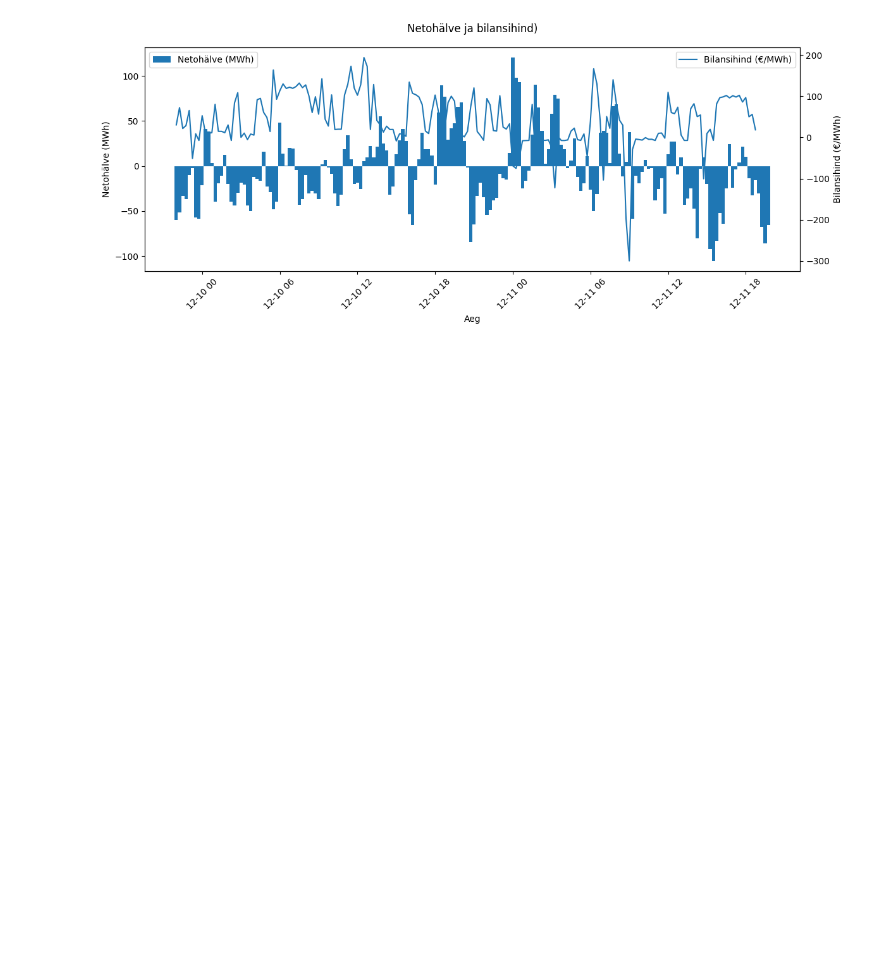
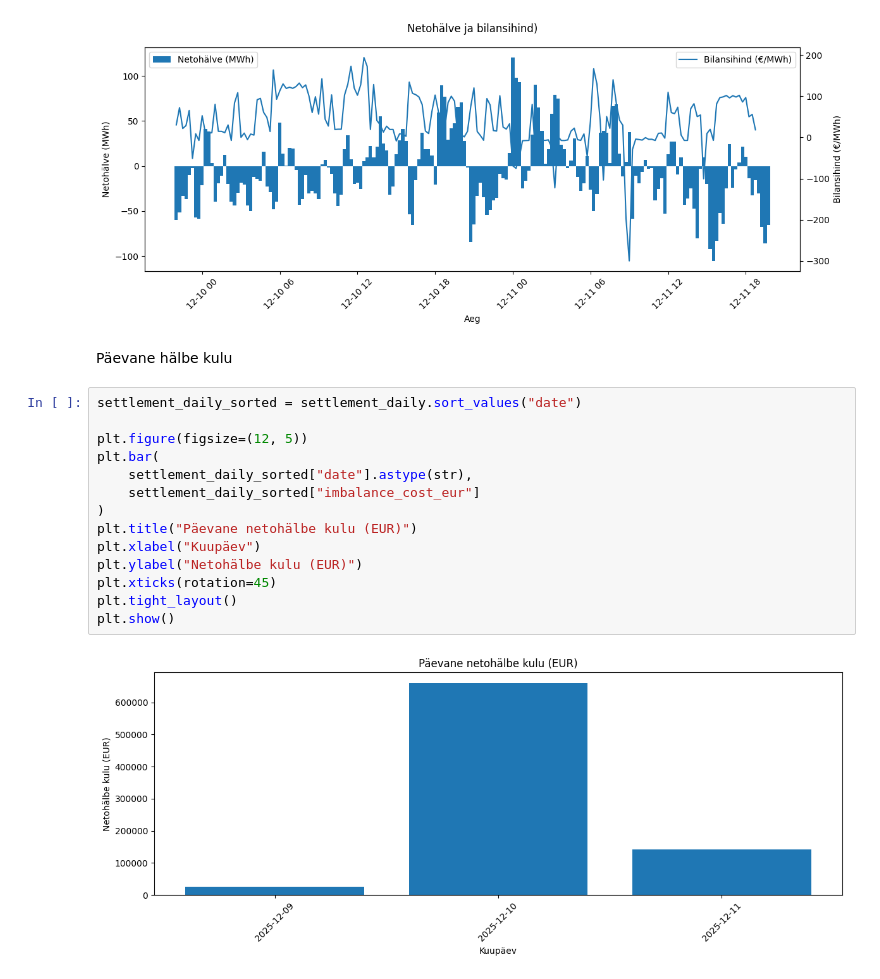
Before and after one commit to t6nislille/Balance-Process-Simulator, a Jupyter notebook: notebooks/04_visualisation.ipynb, the cells around one changed output. Drawn from its saved outputs; the diff is of its cells as text; blank space fills up the shorter version.

Commit message:
Added visuals for daily imalance, imbalance cost and imbalance vs price

```diff
--- a/notebooks/04_visualisation.ipynb
+++ b/notebooks/04_visualisation.ipynb
@@ -104,3 +104,21 @@ fig.tight_layout()
 plt.show()
 # %% [output]
 [figure]
+# %% [markdown]
+Päevane hälbe kulu
+# %%
+settlement_daily_sorted = settlement_daily.sort_values("date")
+
+plt.figure(figsize=(12, 5))
+plt.bar(
+    settlement_daily_sorted["date"].astype(str),
+    settlement_daily_sorted["imbalance_cost_eur"]
+)
+plt.title("Päevane netohälbe kulu (EUR)")
+plt.xlabel("Kuupäev")
+plt.ylabel("Netohälbe kulu (EUR)")
+plt.xticks(rotation=45)
+plt.tight_layout()
+plt.show()
+# %% [output]
+[figure, added]
```
Also changed, not shown: parts of 6 cells of this notebook, 1 other file.
